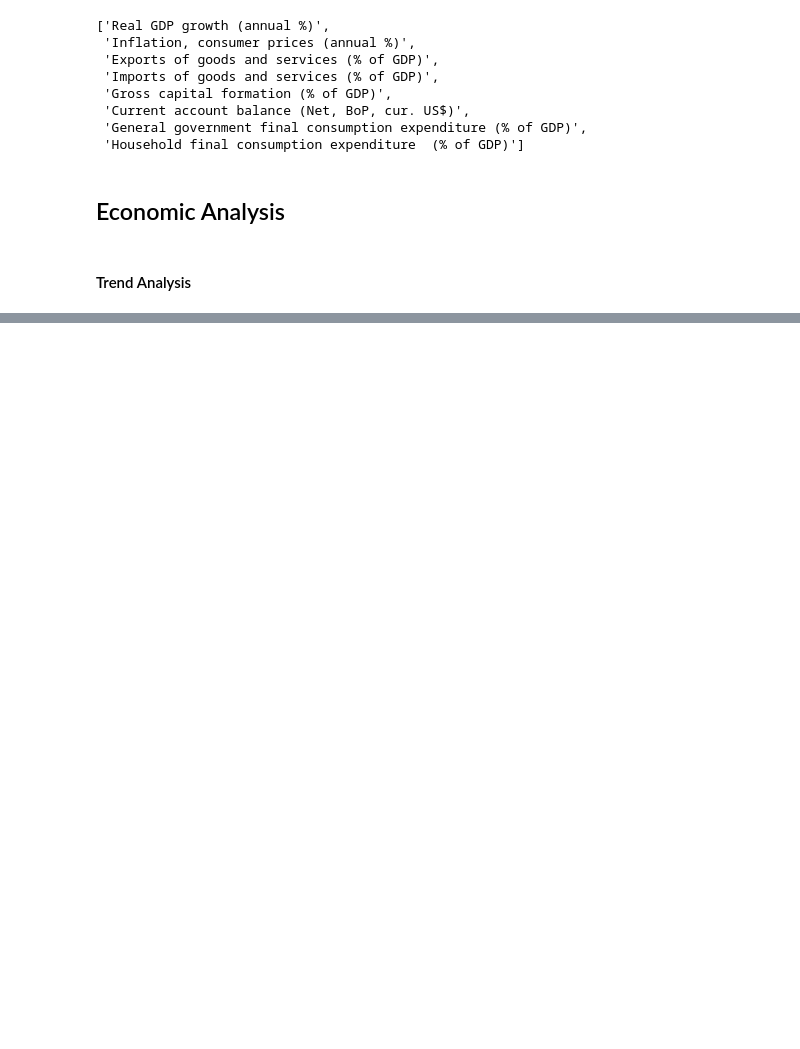
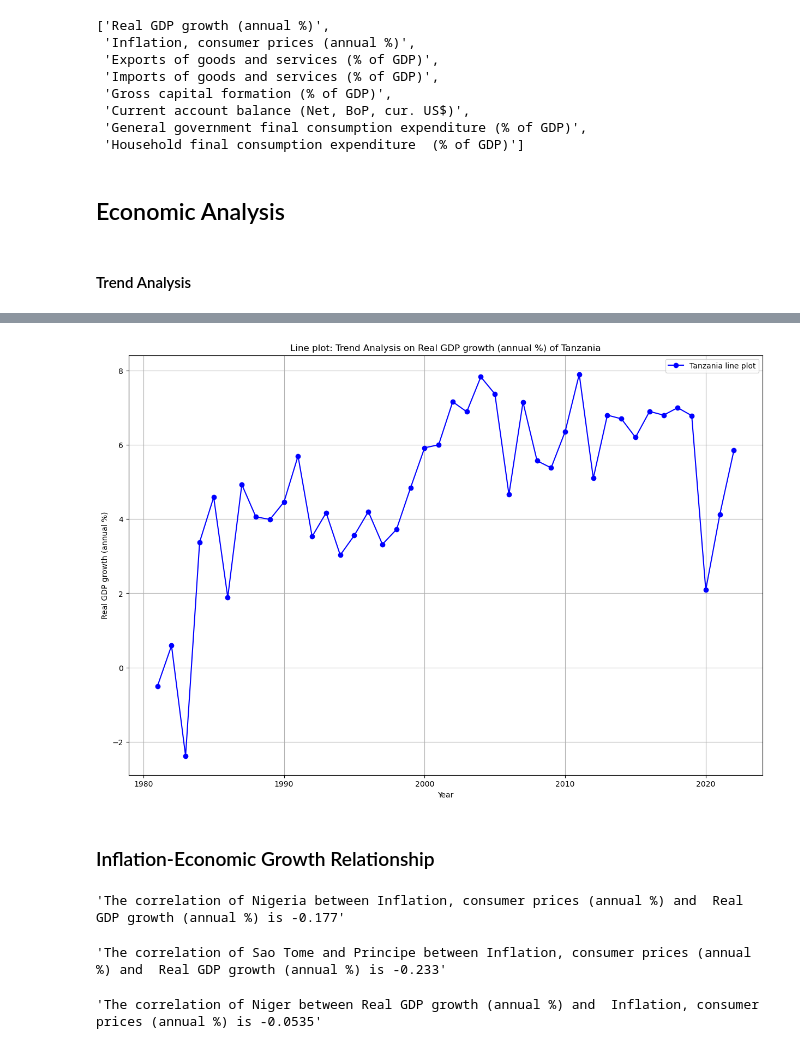
Before and after one commit to andazi/EDA-African-Economic-Performance, a Jupyter notebook: AFRICAN ECONOMY EDA.ipynb, the cells around one changed output, grey strips where cells are left out. Cells and saved outputs as stored; diff of their text form; code cells hidden in the pictures; blank space fills up the shorter version.

```diff
--- a/AFRICAN ECONOMY EDA.ipynb
+++ b/AFRICAN ECONOMY EDA.ipynb
@@ -423,0 +427,6 @@ trend_analysis(inflation, 'NGA', 'STP', 'Ner')
+# %%
+trend_analysis(gdp_growth, 'tza')
+# %% [output]
+[figure, added]
+# %% [markdown]
+### Inflation-Economic Growth Relationship
@@ -423,0 +451,12 @@ trend_analysis(inflation, 'NGA', 'STP', 'Ner')
+# %%
+check_correlation('NGA')
+# %% [output]
+'The correlation of Nigeria between Inflation, consumer prices (annual %) and  Real GDP growth (annual %) is -0.177'
+# %%
+check_correlation('STP')
+# %% [output]
+'The correlation of Sao Tome and Principe between Inflation, consumer prices (annual %) and  Real GDP growth (annual %) is -0.233'
+# %%
+check_correlation('NER')
+# %% [output]
+'The correlation of Niger between Real GDP growth (annual %) and  Inflation, consumer prices (annual %) is -0.0535'
```
Also changed, not shown: parts of 20 cells of this notebook, 9 other files.
